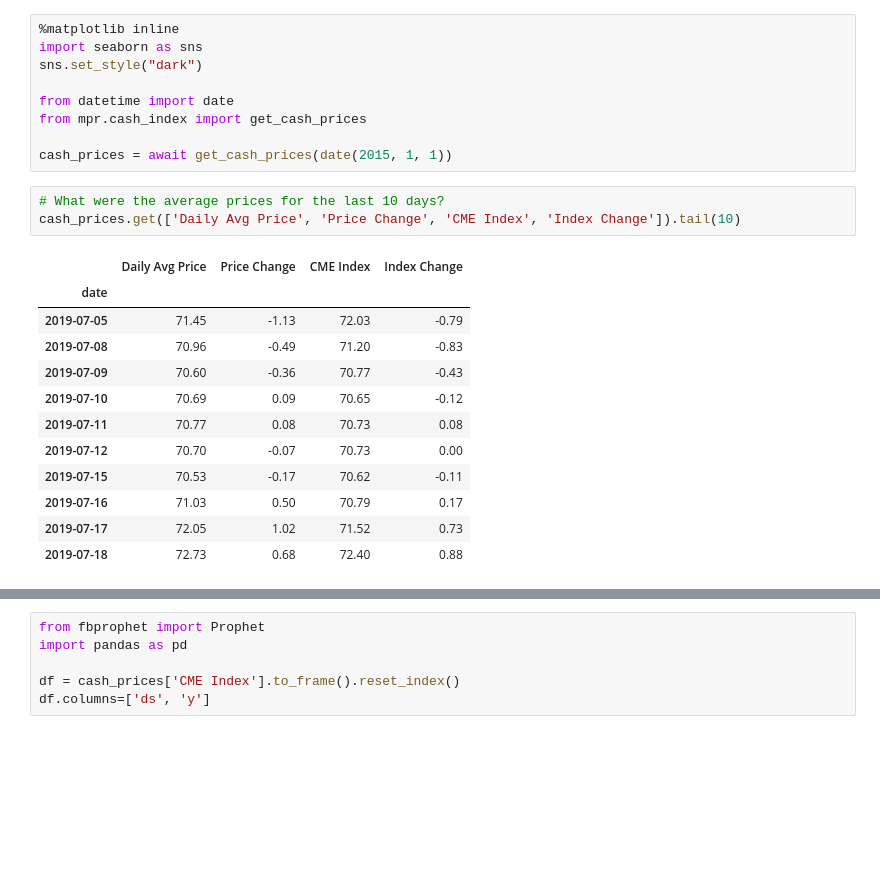
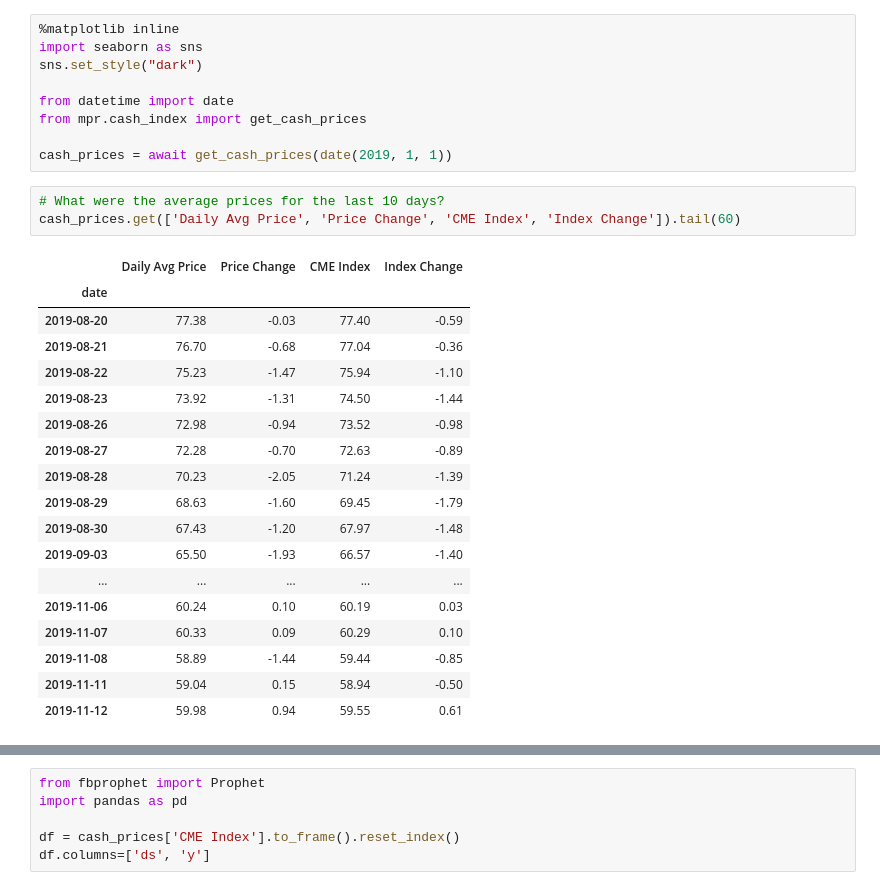
Before and after one commit to kirkedev/mpr, a Jupyter notebook: cash_prices.ipynb, the cells around one changed output, grey strips where cells are left out. Cells and saved outputs as stored; diff of their text form; blank space fills up the shorter version.

```diff
--- a/cash_prices.ipynb
+++ b/cash_prices.ipynb
@@ -6,23 +6,29 @@ sns.set_style("dark")
 from datetime import date
 from mpr.cash_index import get_cash_prices
 
-cash_prices = await get_cash_prices(date(2015, 1, 1))
+cash_prices = await get_cash_prices(date(2019, 1, 1))
 # %%
 # What were the average prices for the last 10 days?
-cash_prices.get(['Daily Avg Price', 'Price Change', 'CME Index', 'Index Change']).tail(10)
+cash_prices.get(['Daily Avg Price', 'Price Change', 'CME Index', 'Index Change']).tail(60)
 # %% [output]
 |  | Daily Avg Price | Price Change | CME Index | Index Change |
 | date |  |  |  |  |
-| 2019-07-05 | 71.45 | -1.13 | 72.03 | -0.79 |
-| 2019-07-08 | 70.96 | -0.49 | 71.20 | -0.83 |
-| 2019-07-09 | 70.60 | -0.36 | 70.77 | -0.43 |
-| 2019-07-10 | 70.69 | 0.09 | 70.65 | -0.12 |
-| 2019-07-11 | 70.77 | 0.08 | 70.73 | 0.08 |
-| 2019-07-12 | 70.70 | -0.07 | 70.73 | 0.00 |
-| 2019-07-15 | 70.53 | -0.17 | 70.62 | -0.11 |
-| 2019-07-16 | 71.03 | 0.50 | 70.79 | 0.17 |
-| 2019-07-17 | 72.05 | 1.02 | 71.52 | 0.73 |
-| 2019-07-18 | 72.73 | 0.68 | 72.40 | 0.88 |
+| 2019-08-20 | 77.38 | -0.03 | 77.40 | -0.59 |
+| 2019-08-21 | 76.70 | -0.68 | 77.04 | -0.36 |
+| 2019-08-22 | 75.23 | -1.47 | 75.94 | -1.10 |
+| 2019-08-23 | 73.92 | -1.31 | 74.50 | -1.44 |
+| 2019-08-26 | 72.98 | -0.94 | 73.52 | -0.98 |
+| 2019-08-27 | 72.28 | -0.70 | 72.63 | -0.89 |
+| 2019-08-28 | 70.23 | -2.05 | 71.24 | -1.39 |
+| 2019-08-29 | 68.63 | -1.60 | 69.45 | -1.79 |
+| 2019-08-30 | 67.43 | -1.20 | 67.97 | -1.48 |
+| 2019-09-03 | 65.50 | -1.93 | 66.57 | -1.40 |
+| ... | ... | ... | ... | ... |
+| 2019-11-06 | 60.24 | 0.10 | 60.19 | 0.03 |
+| 2019-11-07 | 60.33 | 0.09 | 60.29 | 0.10 |
+| 2019-11-08 | 58.89 | -1.44 | 59.44 | -0.85 |
+| 2019-11-11 | 59.04 | 0.15 | 58.94 | -0.50 |
+| 2019-11-12 | 59.98 | 0.94 | 59.55 | 0.61 |
 # %%
 # Plot the CME Index on a chart
 cash_prices.get('CME Index').plot()
```
Also changed, not shown: parts of 2 cells of this notebook, 34 other files.
